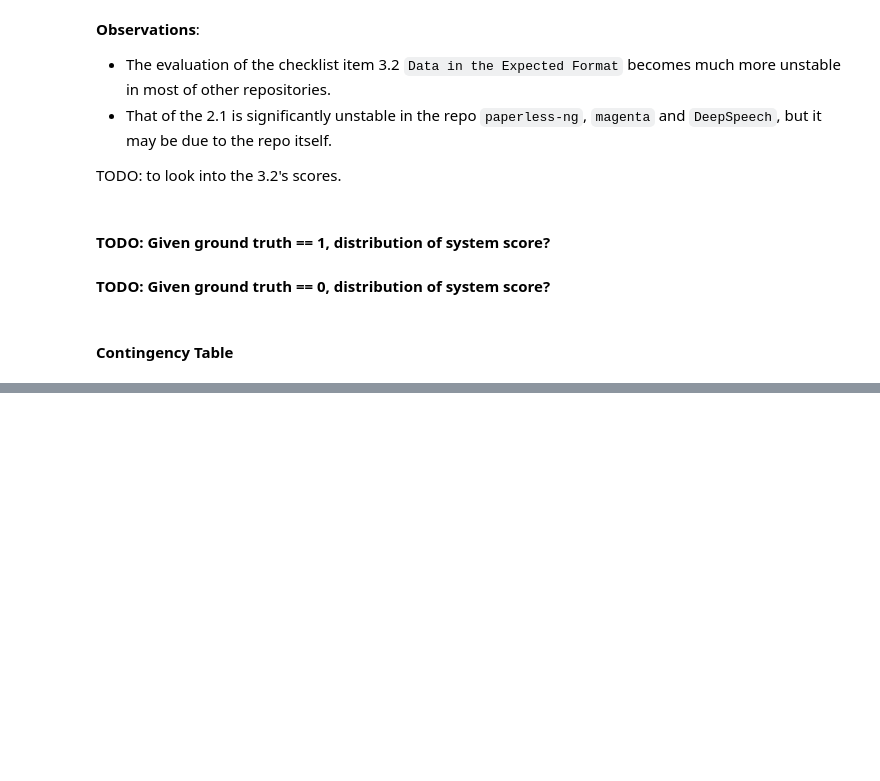
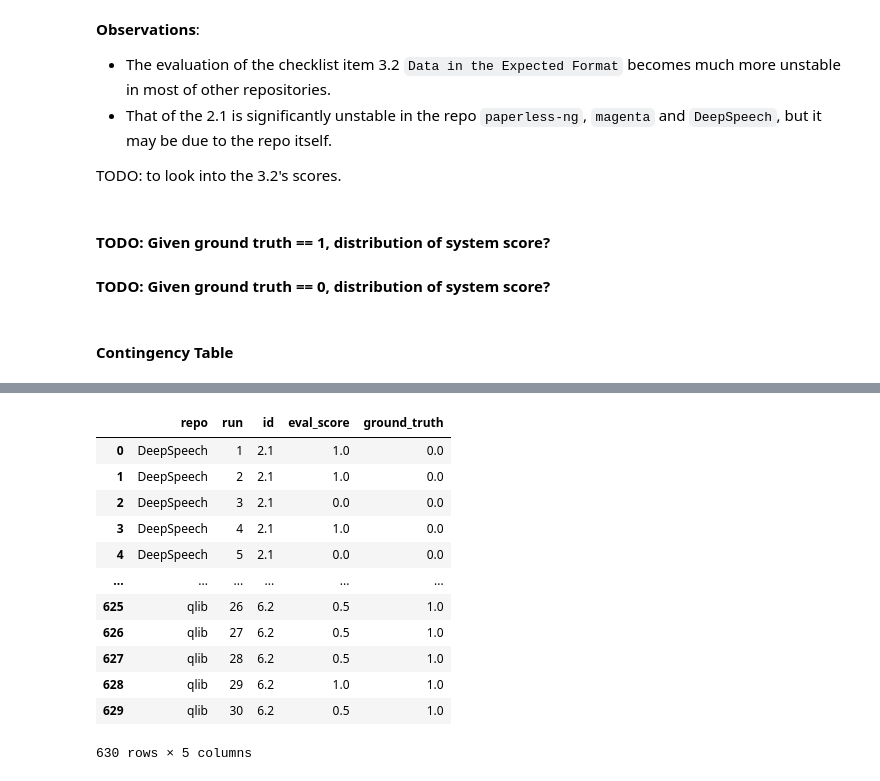
Before and after one commit to UBC-MDS/fixml, a Jupyter notebook: report/02_finding-report.ipynb, the cells around one changed output, grey strips where cells are left out. Drawn from its saved outputs; the diff is of its cells as text; code cells hidden in the pictures; blank space fills up the shorter version.

Commit message:
adjusted contingency table

```diff
--- a/report/02_finding-report.ipynb
+++ b/report/02_finding-report.ipynb
@@ -125,7 +125,8 @@ def generate_stat_plot(df_repo__stat, ground_truth=None, facet_col='repo', repo=
 # %%
 checklist_ids = ['2.1', '3.2', '3.5', '4.2', '5.3', '6.1', '6.2']
 
-result_path = '../draft/batch_run_results/record_combine.yml'
+#result_path = '../draft/batch_run_results/record_combine.yml'
+result_path = '../data/processed/batch_run/record_combine.yml'
 with open(result_path, 'r') as file:
     config = pd.DataFrame(yaml.safe_load(file))
 
@@ -216,5 +250,12 @@ ground_truth = pd.DataFrame([
     {'repo': 'qlib', 'id': '5.3', 'score': 1},
     {'repo': 'qlib', 'id': '6.1', 'score': 1},
     {'repo': 'qlib', 'id': '6.2', 'score': 1},
+    {'repo': 'DeepSpeech', 'id': '2.1', 'score': 0},
+    {'repo': 'DeepSpeech', 'id': '3.2', 'score': 0},
+    {'repo': 'DeepSpeech', 'id': '3.5', 'score': 0},
+    {'repo': 'DeepSpeech', 'id': '4.2', 'score': 0},
+    {'repo': 'DeepSpeech', 'id': '5.3', 'score': 0},
+    {'repo': 'DeepSpeech', 'id': '6.1', 'score': 0},
+    {'repo': 'DeepSpeech', 'id': '6.2', 'score': 0},
 ])
 ground_truth[ground_truth.repo == 'lightfm']
@@ -502,2 +621,18 @@ pd.pivot_table(df_repo_run_p, values='run', index=['repo', 'ground_truth'], colu
+# %%
+df_repo_run_p
+# %% [output]
+|  | repo | run | id | eval_score | ground_truth |
+| 0 | DeepSpeech | 1 | 2.1 | 1.0 | 0.0 |
+| 1 | DeepSpeech | 2 | 2.1 | 1.0 | 0.0 |
+| 2 | DeepSpeech | 3 | 2.1 | 0.0 | 0.0 |
+| 3 | DeepSpeech | 4 | 2.1 | 1.0 | 0.0 |
+| 4 | DeepSpeech | 5 | 2.1 | 0.0 | 0.0 |
+| ... | ... | ... | ... | ... | ... |
+| 625 | qlib | 26 | 6.2 | 0.5 | 1.0 |
+| 626 | qlib | 27 | 6.2 | 0.5 | 1.0 |
+| 627 | qlib | 28 | 6.2 | 0.5 | 1.0 |
+| 628 | qlib | 29 | 6.2 | 1.0 | 1.0 |
+| 629 | qlib | 30 | 6.2 | 0.5 | 1.0 |
+630 rows × 5 columns
 # %%
 # generate_histogram_plot(df_repo_run_p, df_ground_truth=ground_truth)
```
Also changed, not shown: parts of 20 cells of this notebook.
